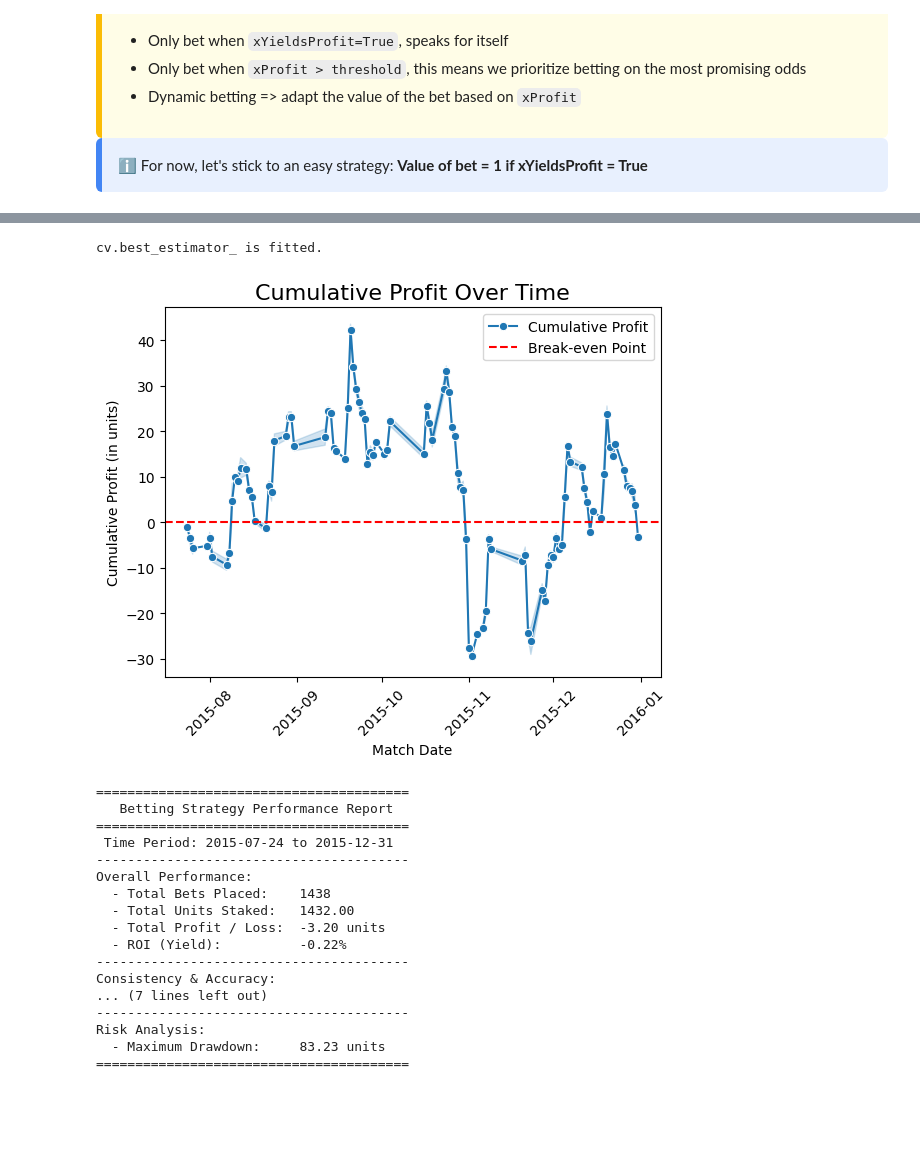
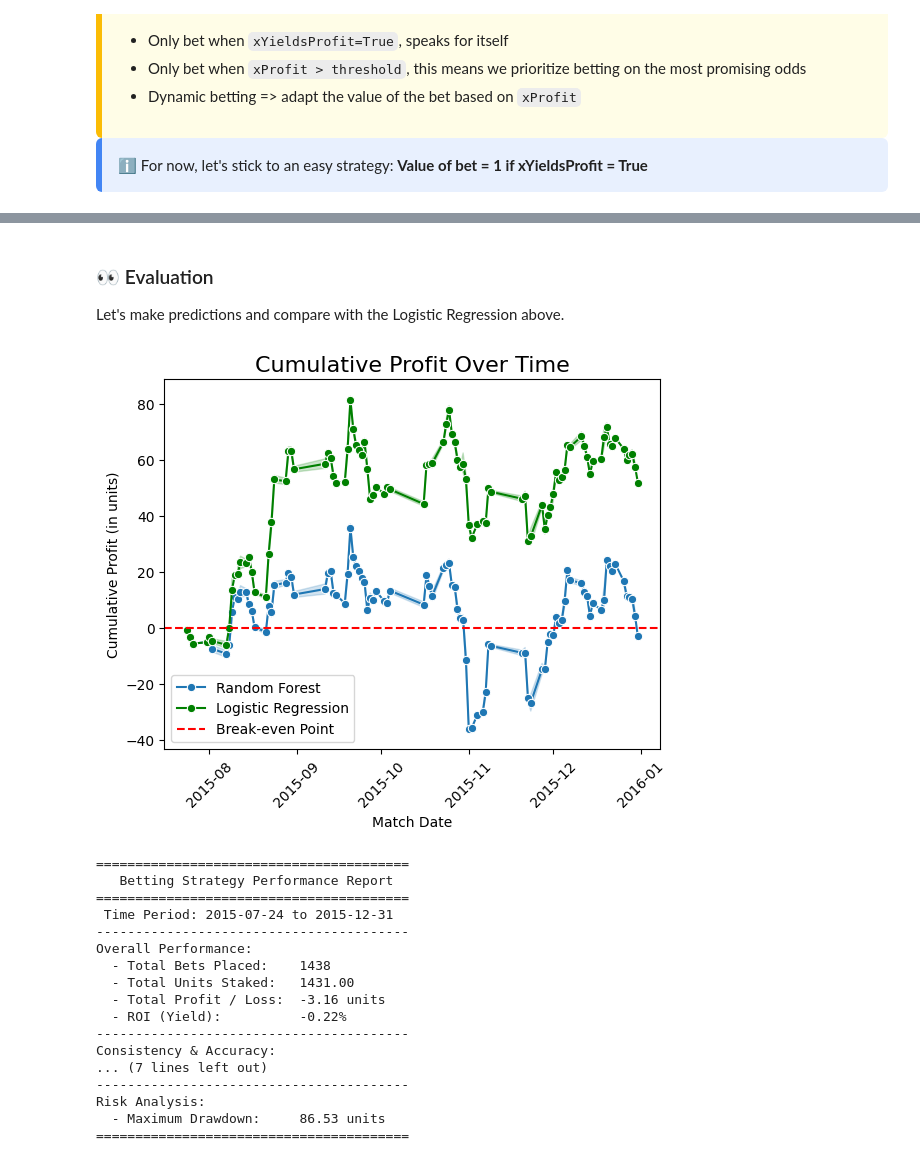
Before and after one commit to datarootsio/your-best-bet, a Jupyter notebook: riskrover/notebooks/riskrover.ipynb, the cells around one changed output, grey strips where cells are left out. Drawn from its saved outputs; the diff is of its cells as text; code cells hidden in the pictures; blank space fills up the shorter version.

```diff
--- a/riskrover/notebooks/riskrover.ipynb
+++ b/riskrover/notebooks/riskrover.ipynb
@@ -618,3 +716,3 @@ def profit_over_time(df, ax=None):
 # %%
-profit_over_time(df_train_eval)
+profit_over_time(df_bets_sim)
 # %% [output]
@@ -675,12 +833,25 @@ def profit_vs_model_odds(df, ax=None):
     if ax is None:
         ax = plt.gca()
 
-    sns.scatterplot(data=df, x='xOdd', y='profit', hue='bet', s=100, palette='deep', ax=ax)
-    ax.axhline(0, color='red', linestyle='--', label='Break-even Point')
-    ax.set_title('Profit vs. Model Odds', fontsize=16)
-    ax.set_xlabel('Model Odd Taken')
-    ax.set_ylabel('Profit per Bet')
-    ax.legend(title='Bet Type')
+    df = df[df.stake > 0]  # Filter out rows with no stake
+
+    sns.scatterplot(
+        data=df,
+        x="xOdd",
+        y="profit",
+        hue="bet",
+        s=100,
+        palette="deep",
+        ax=ax,
+        alpha=0.5,
+    )
+    ax.axhline(0, color="red", linestyle="--", label="Break-even Point")
+    ax.set_title("Profit vs. Model Odds", fontsize=16)
+    ax.set_xlabel("Model Odd Taken")
+    ax.set_ylabel("Profit per Bet")
+    ax.legend(title="Bet Type")
+
+
 plt.figure(figsize=(10, 6))
-profit_vs_model_odds(df_train_eval)
+profit_vs_model_odds(df_bets_sim)
 # %% [output]
@@ -1015,9 +942,7 @@ cv = model_selection.RandomizedSearchCV(
     n_jobs=-1,
     refit="neg_log_loss",
     # gap asserts the test split is starting on a different date
-    cv=model_selection.TimeSeriesSplit(
-        n_splits=2, gap=50
-    ).split(X_train),
+    cv=model_selection.TimeSeriesSplit(n_splits=2, gap=50).split(X_train),
     return_train_score=True,
     verbose=3,
 )
@@ -1062,17 +987,16 @@ RandomizedSearchCV(cv=<generator object TimeSeriesSplit._split at 0x...>,
                    scoring=['neg_log_loss', 'accuracy', 'f1_macro',
                             'precision_macro', 'recall_macro', 'roc_auc_ovr'],
                    verbose=3)
-# %%
-from sklearn.utils.validation import check_is_fitted
-
-try:
-    check_is_fitted(cv.best_estimator_)
-    print("cv.best_estimator_ is fitted.")
-except Exception as e:
-    print("cv.best_estimator_ is NOT fitted:", e)
-# %% [output]
-cv.best_estimator_ is fitted.
+# %% [markdown]
+### 👀 Evaluation
+
+Let's make predictions and compare with the Logistic Regression above.
 # %%
-risk_rover = RiskRover(pipeline=cv.best_estimator_, verbose=True)
+rf_rover = RiskRover(pipeline=cv.best_estimator_, verbose=True)
+rf_bets = rf_rover(X_test).pipe(make_bet)
 
-rf_bets = risk_rover(X_test)
+rf_bets_sim = evaluate(
+    rf_bets,
+    y_test,
+    match_dataset=df_match,
+)
@@ -1092,9 +1003,10 @@ rf_eval  = (
 # %%
-profit_over_time(rf_eval)
+ax = profit_over_time(rf_bets_sim, label="Random Forest", add_break_even=False)
+profit_over_time(df_bets_sim, ax=ax, color="green", label="Logistic Regression")
 # %% [output]
-[figure, old version]
+[figure, new version]
 # %%
-evaluate_betting_strategy(rf_eval)
+evaluate_betting_strategy(rf_bets_sim)
 # %% [output]
 ========================================
    Betting Strategy Performance Report
@@ -1103,13 +1015,13 @@ evaluate_betting_strategy(rf_eval)
 ----------------------------------------
 Overall Performance:
   - Total Bets Placed:    1438
-  - Total Units Staked:   1432.00
-  - Total Profit / Loss:  -3.20 units
+  - Total Units Staked:   1431.00
+  - Total Profit / Loss:  -3.16 units
   - ROI (Yield):          -0.22%
 ----------------------------------------
 Consistency & Accuracy:
 ... (7 lines left out)
 ----------------------------------------
 Risk Analysis:
-  - Maximum Drawdown:     83.23 units
+  - Maximum Drawdown:     86.53 units
 ========================================
```
Also changed, not shown: parts of 48 cells of this notebook, 7 other files.
